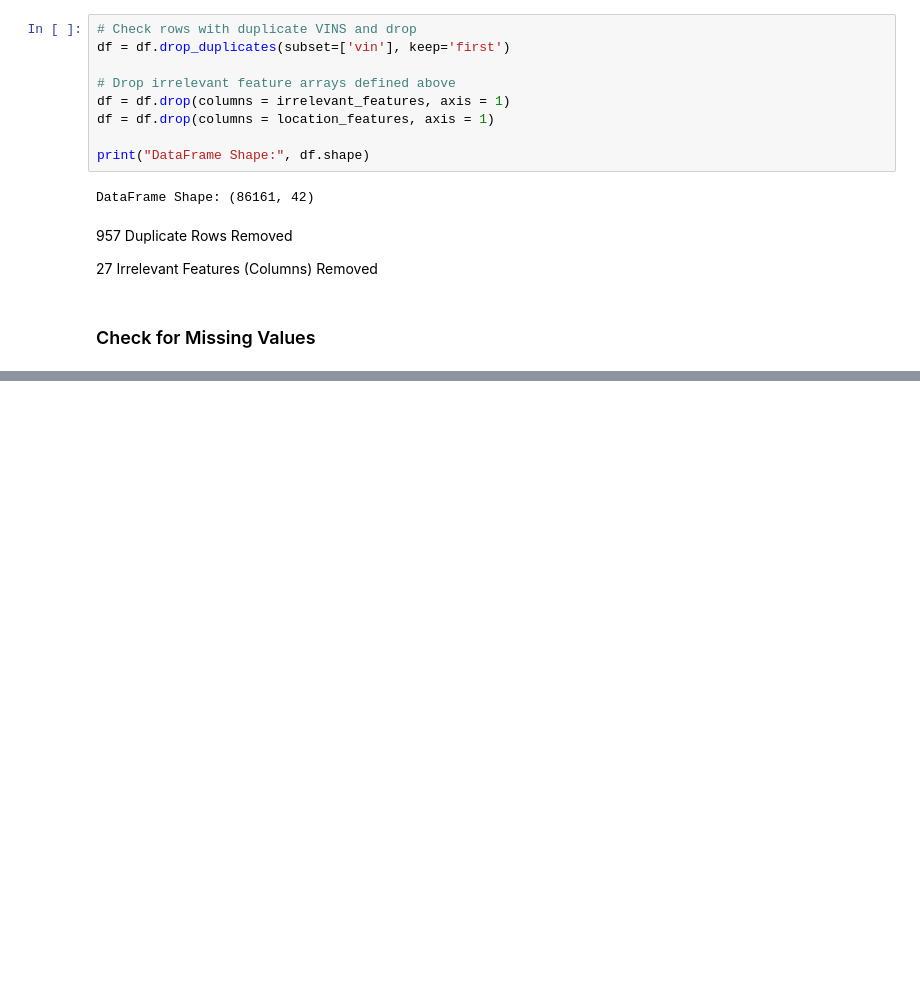
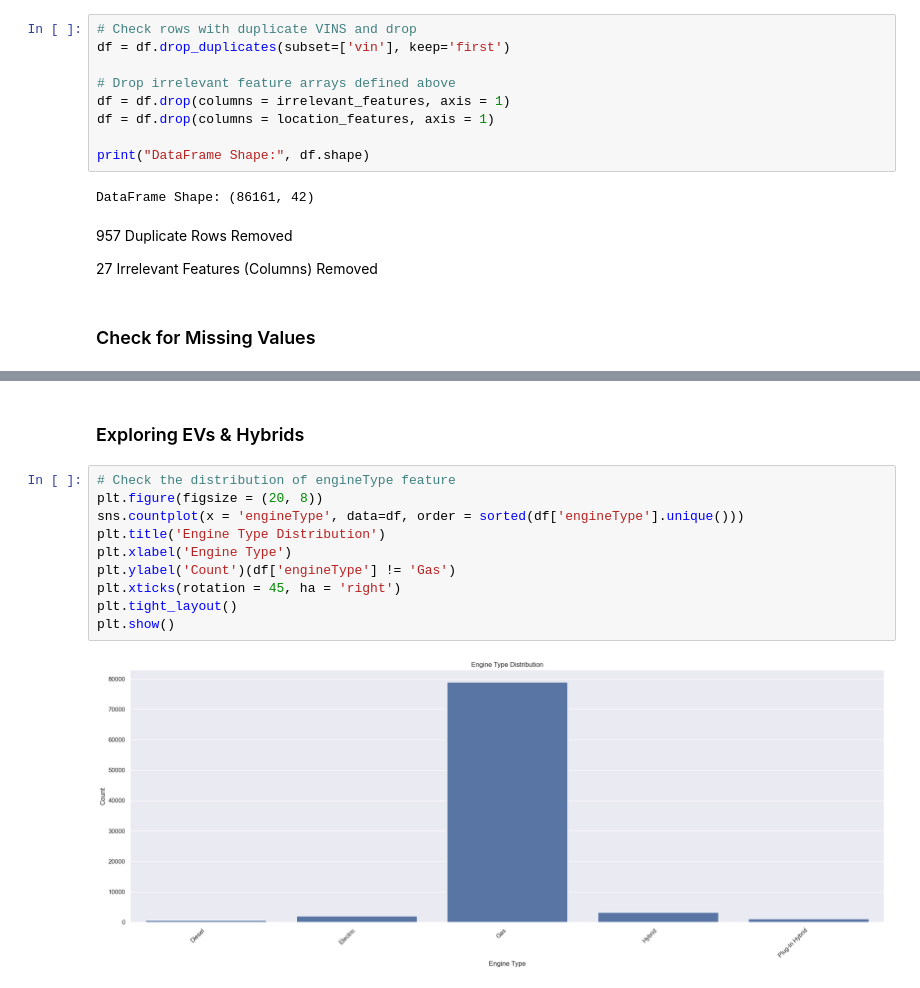
Before and after one commit to demyasa/Predictive-Analysis-of-Car-Trade-In-Values, a Jupyter notebook: EDA_2.ipynb, the cells around one changed output, grey strips where cells are left out. Saved outputs shown, nothing was run; the diff lists cells and outputs as text; blank space fills up the shorter version.

```diff
--- a/EDA_2.ipynb
+++ b/EDA_2.ipynb
@@ -199,0 +246,14 @@ There are 25 columns that have missing values.
+# %% [markdown]
+### Exploring EVs & Hybrids
+# %%
+# Check the distribution of engineType feature
+plt.figure(figsize = (20, 8))
+sns.countplot(x = 'engineType', data=df, order = sorted(df['engineType'].unique()))
+plt.title('Engine Type Distribution')
+plt.xlabel('Engine Type')
+plt.ylabel('Count')(df['engineType'] != 'Gas')
+plt.xticks(rotation = 45, ha = 'right')
+plt.tight_layout()
+plt.show()
+# %% [output]
+[figure, added]
```
Also changed, not shown: parts of 9 cells of this notebook.
